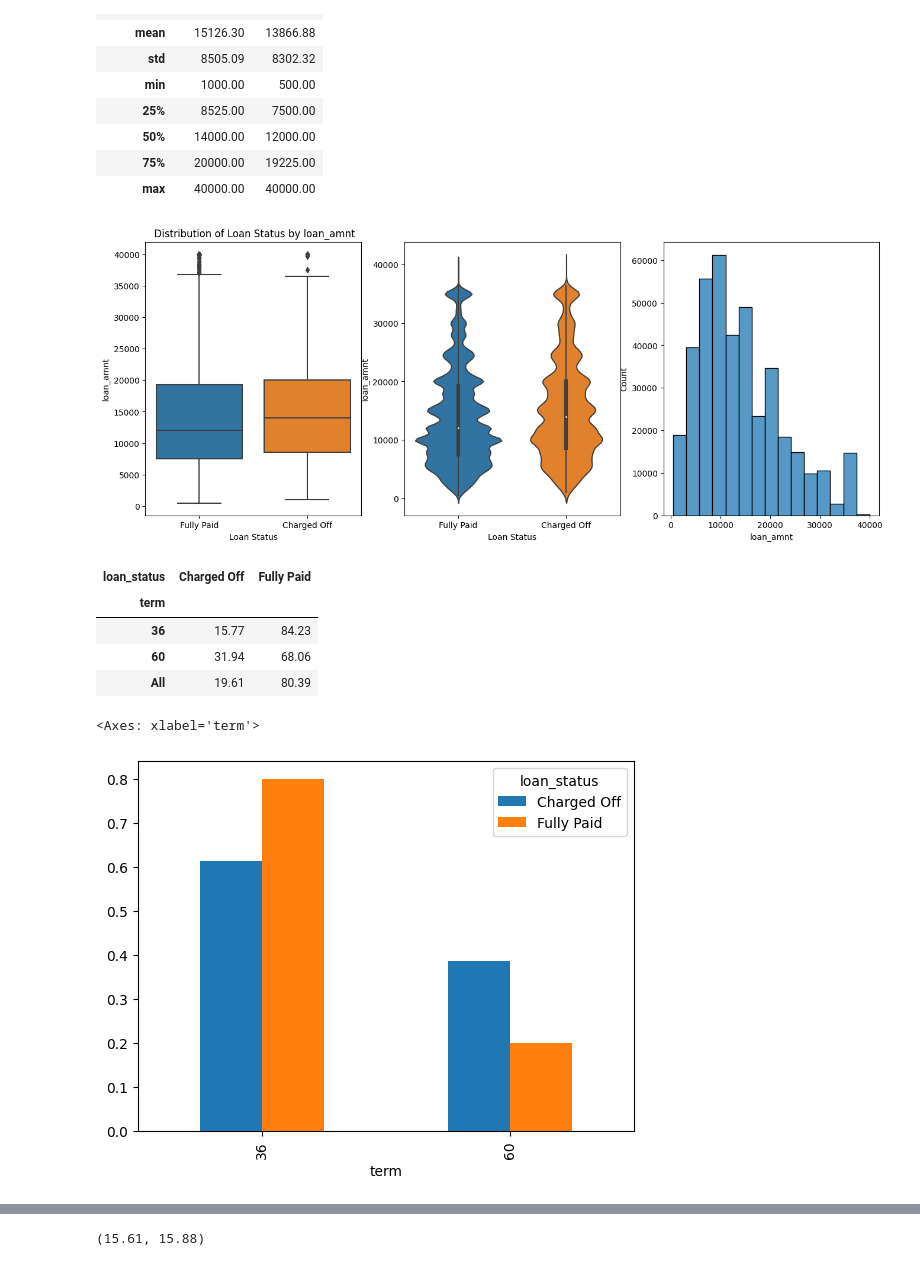
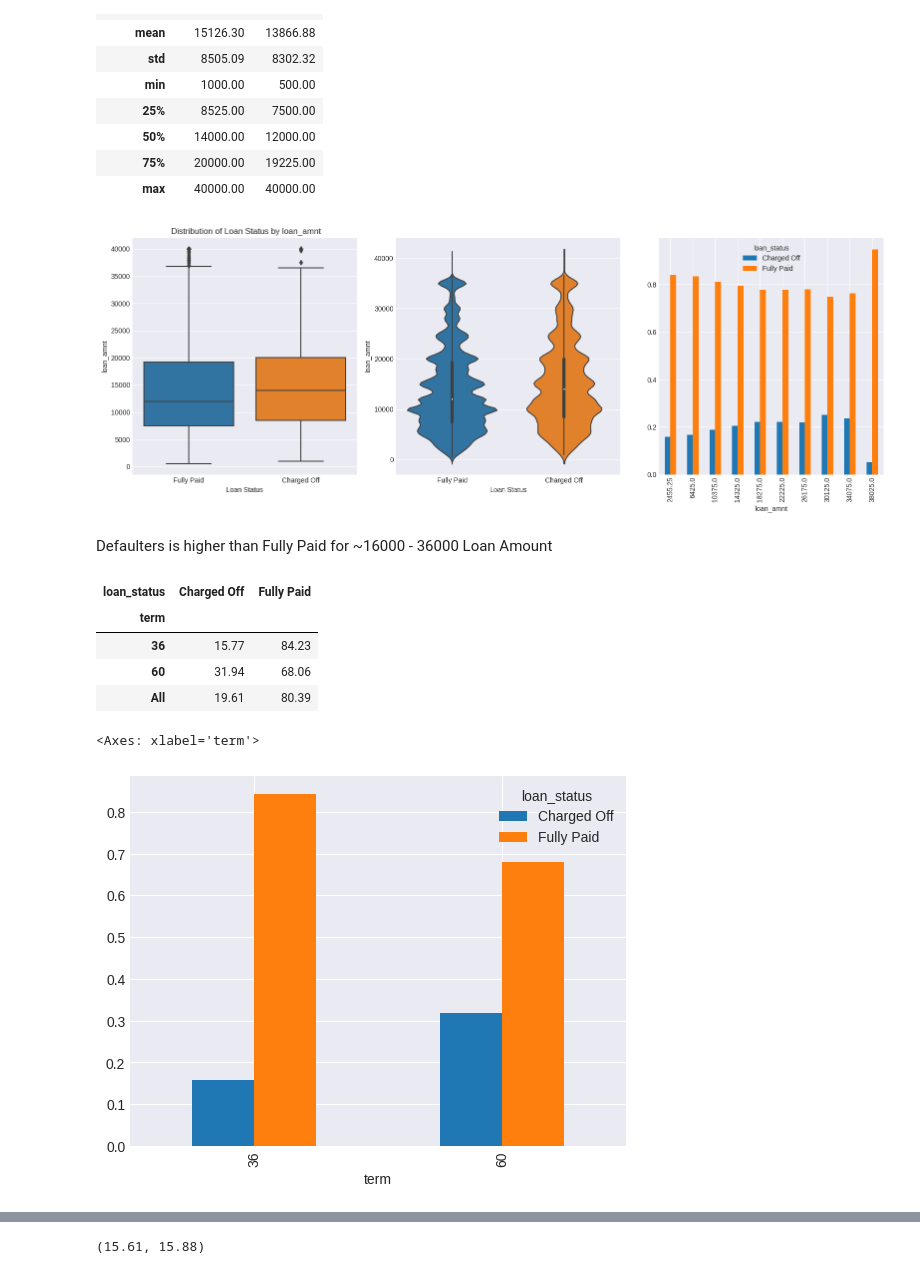
Before and after one commit to jdeepanshu/Loan_MSME, a Jupyter notebook: loan_msme.ipynb, the cells around one changed output, grey strips where cells are left out. Saved outputs shown, nothing was run; the diff lists cells and outputs as text; code cells hidden in the pictures.

```diff
--- a/loan_msme.ipynb
+++ b/loan_msme.ipynb
@@ -12,7 +12,8 @@ import plotly.express as px
 from scipy import stats
 from sklearn import linear_model
 %matplotlib inline
-#Seting option for full column view of Data
+plt.style.use("seaborn-darkgrid")
+#Seting option for full column view of Data}
 pd.set_option('display.max_columns', None)
 # %% [markdown]
 ##Reading Data
@@ -131,9 +133,7 @@ df["address"][:5]
 4               679 Luna Roads\r\nGreggshire, VA 11650
 Name: address, dtype: object
 # %%
-df['postal_code'] = df['address'].str.split().apply(lambda x: x[-1])
-df['State'] = df['address'].str.split().apply(lambda x: x[-2])
-df['City'] = df['address'].str.split().apply(lambda x: x[-3])
+df[['City', 'State', 'postal_code']] = df['address'].str.split().apply(lambda x: pd.Series([x[-3], x[-2], x[-1]]))
 df=df.drop(["address"],axis = 1)
 # %%
 find_missing_values(df,False)
@@ -201,20 +206,25 @@ df.groupby(by = "loan_status")['loan_amnt'].describe().round(2).T
 # %%
 fig, axes = plt.subplots(1,3, figsize=(16,6))
 item="loan_amnt"
+
 sns.boxplot(data=df, x="loan_status", y=item, ax=axes[0])
 axes[0].set_title(" Distribution of Loan Status by "+ item )
 axes[0].set_xlabel("Loan Status")
 axes[0].set_ylabel(item)
 
 
 sns.violinplot(data=df, x="loan_status", y=item, ax=axes[1])
 # axes[1].set_title(" Distribution of Loan Status by "+ item )
 axes[1].set_xlabel("Loan Status")
 axes[1].set_ylabel(item)
 
-sns.histplot(df["loan_amnt"],bins = 15, ax=axes[2])
 
-# plt.title("Loan Status by "+ item )
+pd.crosstab(index=pd.cut(df[item], bins=10).apply(lambda x: round(x.mid, 2)), columns=df["loan_status"], normalize="index").plot(kind="bar", ax=axes[2])
+# Adjust the layout
+plt.tight_layout()
+
+
+# Show the plot
 plt.show()
 # %% [output]
-[figure, old version]
+[figure, new version]
@@ -223 +231,3 @@ plt.show()
+# %% [markdown]
+Defaulters is higher than Fully Paid for ~16000 - 36000 Loan Amount
 # %%
@@ -232,8 +243,8 @@ plt.show()
 | All | 19.61 | 80.39 |
 # %%
 pd.crosstab(index=df['term'],
-            columns =df["loan_status"], normalize="columns"
+            columns =df["loan_status"], normalize="index"
            ).plot(kind = "bar")
 # %% [output]
 <Axes: xlabel='term'>
-[figure, old version]
+[figure, new version]
```
Also changed, not shown: parts of 103 cells of this notebook.
